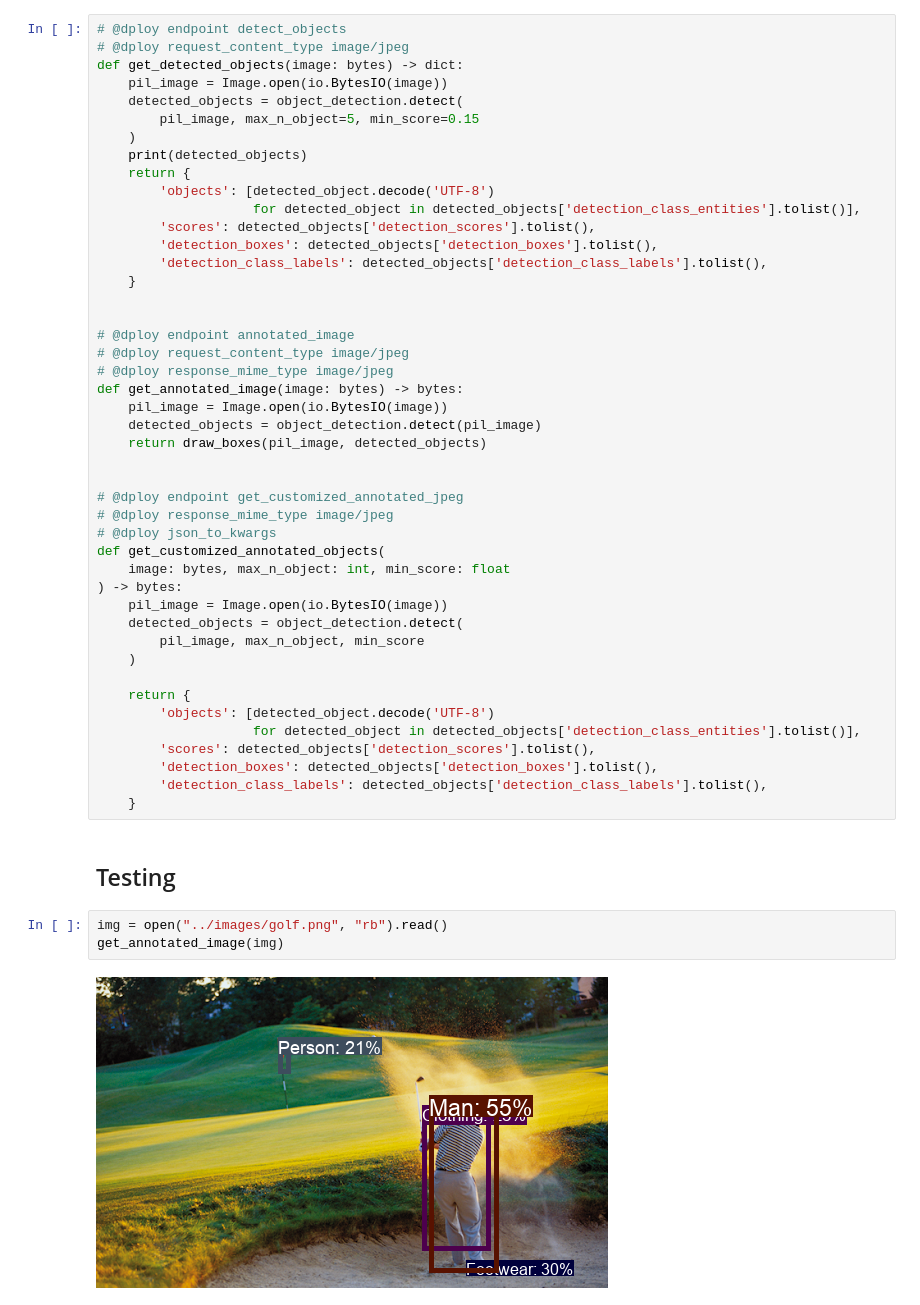
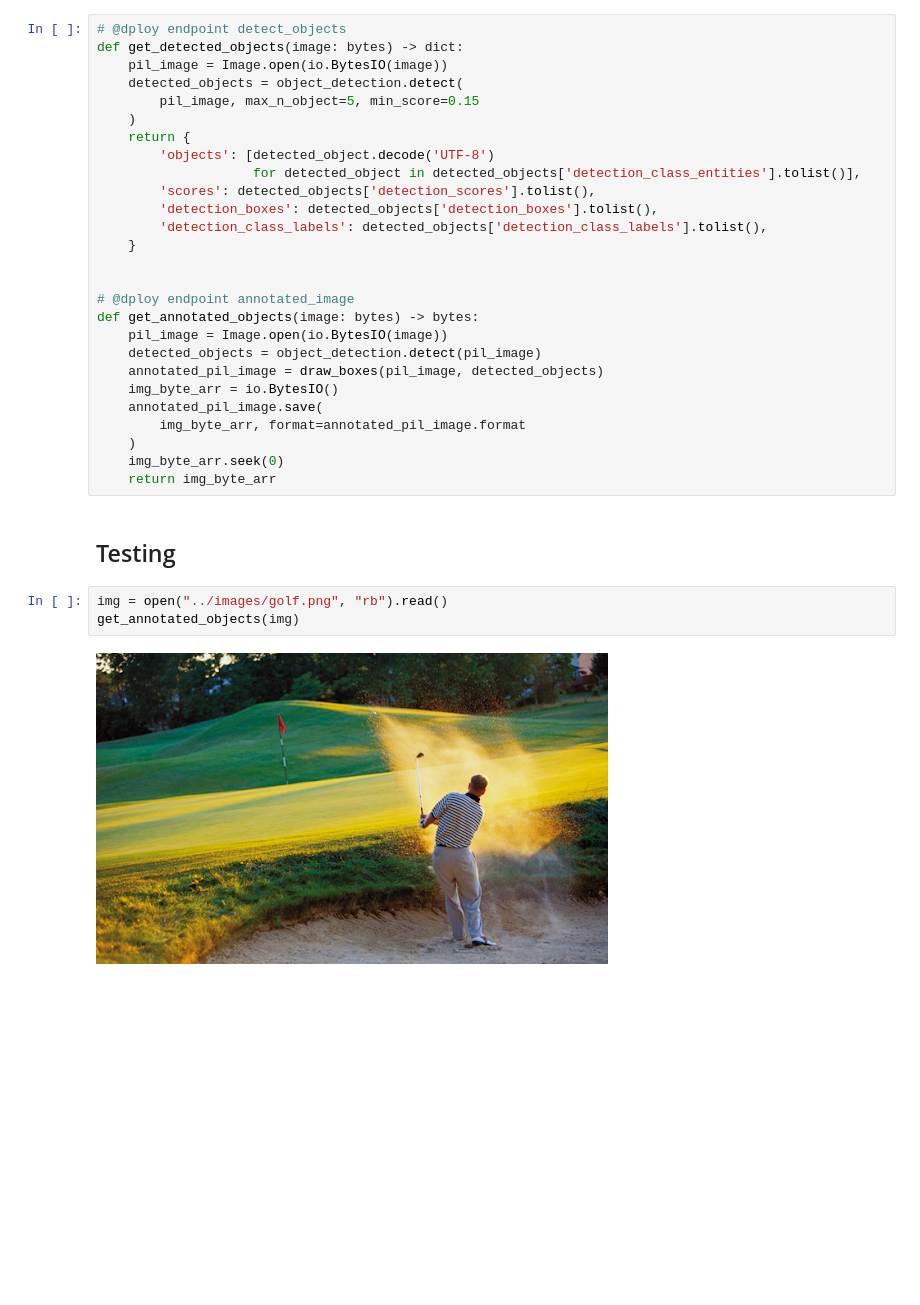
Before and after one commit to dploy-ai/example-mobilenet-v2, a Jupyter notebook: mobilenetv2/object_detection.ipynb, the cells around one changed output. Cells and saved outputs as stored; diff of their text form; blank space fills up the shorter version.

Commit message:
refac object_detection.ipynb

```diff
--- a/mobilenetv2/object_detection.ipynb
+++ b/mobilenetv2/object_detection.ipynb
@@ -51,13 +51,11 @@ def draw_boxes(base_image, detected_object_specs):
 ### Dploy Annotations
 # %%
 # @dploy endpoint detect_objects
-# @dploy request_content_type image/jpeg
 def get_detected_objects(image: bytes) -> dict:
     pil_image = Image.open(io.BytesIO(image))
     detected_objects = object_detection.detect(
         pil_image, max_n_object=5, min_score=0.15
     )
-    print(detected_objects)
     return {
         'objects': [detected_object.decode('UTF-8')
                     for detected_object in detected_objects['detection_class_entities'].tolist()],
@@ -68,36 +66,20 @@ def get_detected_objects(image: bytes) -> dict:
 
 
 # @dploy endpoint annotated_image
-# @dploy request_content_type image/jpeg
-# @dploy response_mime_type image/jpeg
-def get_annotated_image(image: bytes) -> bytes:
+def get_annotated_objects(image: bytes) -> bytes:
     pil_image = Image.open(io.BytesIO(image))
     detected_objects = object_detection.detect(pil_image)
-    return draw_boxes(pil_image, detected_objects)
-
-
-# @dploy endpoint get_customized_annotated_jpeg
-# @dploy response_mime_type image/jpeg
-# @dploy json_to_kwargs
-def get_customized_annotated_objects(
-    image: bytes, max_n_object: int, min_score: float
-) -> bytes:
-    pil_image = Image.open(io.BytesIO(image))
-    detected_objects = object_detection.detect(
-        pil_image, max_n_object, min_score
+    annotated_pil_image = draw_boxes(pil_image, detected_objects)
+    img_byte_arr = io.BytesIO()
+    annotated_pil_image.save(
+        img_byte_arr, format=annotated_pil_image.format
     )
-
-    return {
-        'objects': [detected_object.decode('UTF-8')
-                    for detected_object in detected_objects['detection_class_entities'].tolist()],
-        'scores': detected_objects['detection_scores'].tolist(),
-        'detection_boxes': detected_objects['detection_boxes'].tolist(),
-        'detection_class_labels': detected_objects['detection_class_labels'].tolist(),
-    }
+    img_byte_arr.seek(0)
+    return img_byte_arr
 # %% [markdown]
 ## Testing
 # %%
 img = open("../images/golf.png", "rb").read()
-get_annotated_image(img)
+get_annotated_objects(img)
 # %% [output]
-[figure, old version]
+[figure, new version]
```
Also changed, not shown: parts of 1 cell of this notebook.
